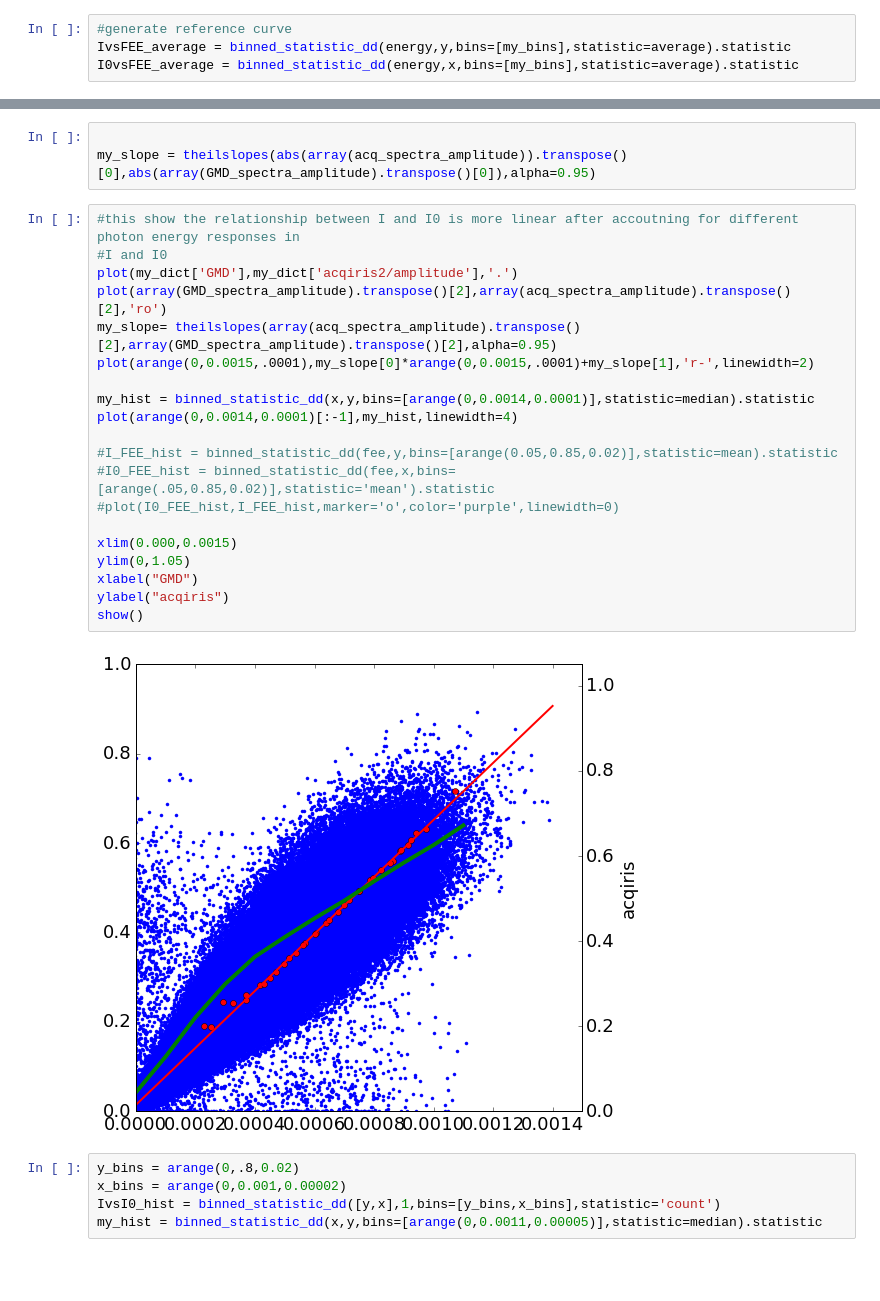
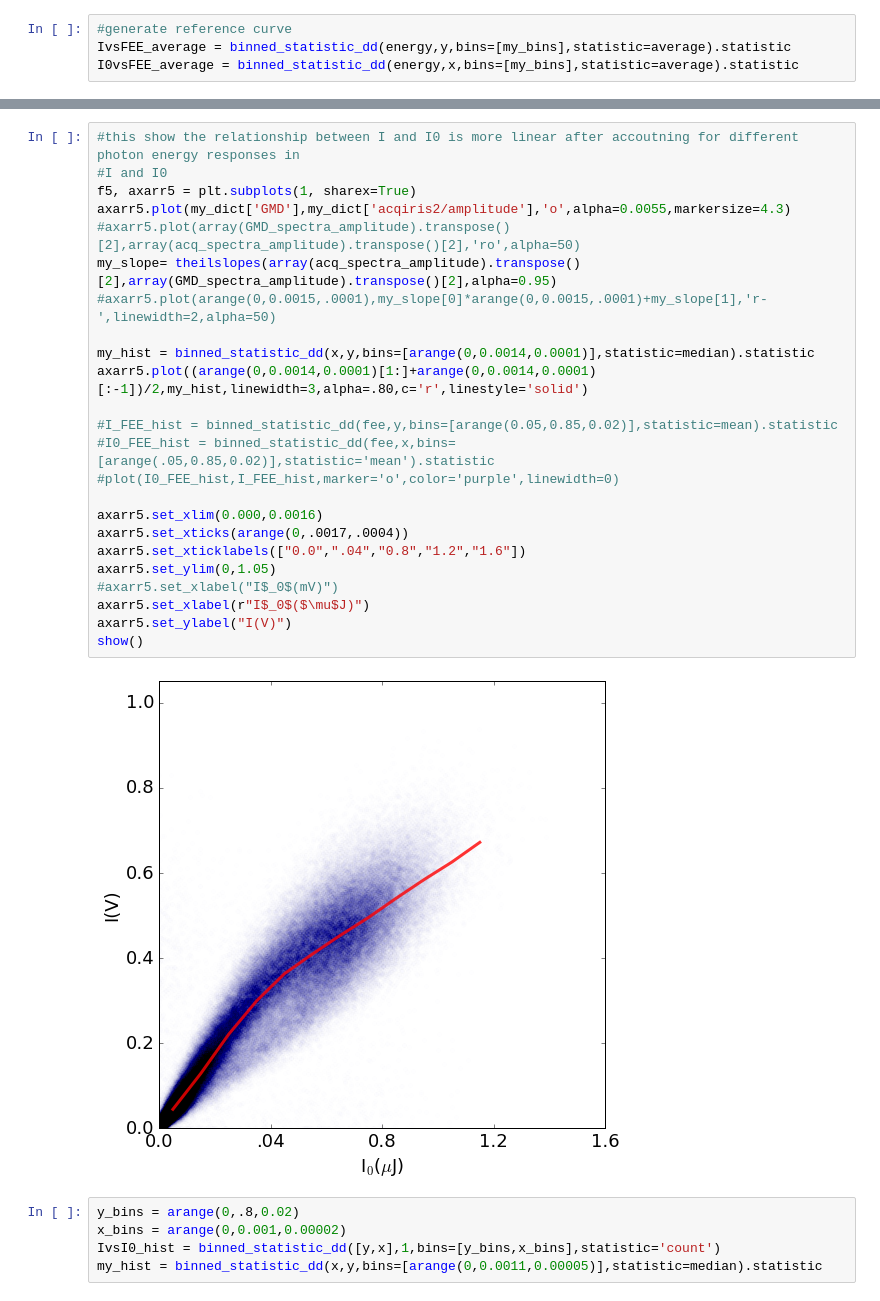
Before and after one commit to sioan/softXRayDataAndControls, a Jupyter notebook: experimentSpecificFiles/sxri0414/for_pub/regression_approach_run60.ipynb, the cells around one changed output, grey strips where cells are left out. Drawn from its saved outputs; the diff is of its cells as text; blank space fills up the shorter version.

```diff
--- a/experimentSpecificFiles/sxri0414/for_pub/regression_approach_run60.ipynb
+++ b/experimentSpecificFiles/sxri0414/for_pub/regression_approach_run60.ipynb
@@ -156,28 +158,29 @@ fee_bins = append(fee_bins,fee_bins2)
-# %%
-
-my_slope = theilslopes(abs(array(acq_spectra_amplitude)).transpose()[0],abs(array(GMD_spectra_amplitude).transpose()[0]),alpha=0.95)
 # %%
 #this show the relationship between I and I0 is more linear after accoutning for different photon energy responses in
 #I and I0
-plot(my_dict['GMD'],my_dict['acqiris2/amplitude'],'.')
-plot(array(GMD_spectra_amplitude).transpose()[2],array(acq_spectra_amplitude).transpose()[2],'ro')
+f5, axarr5 = plt.subplots(1, sharex=True)
+axarr5.plot(my_dict['GMD'],my_dict['acqiris2/amplitude'],'o',alpha=0.0055,markersize=4.3)
+#axarr5.plot(array(GMD_spectra_amplitude).transpose()[2],array(acq_spectra_amplitude).transpose()[2],'ro',alpha=50)
 my_slope= theilslopes(array(acq_spectra_amplitude).transpose()[2],array(GMD_spectra_amplitude).transpose()[2],alpha=0.95)
-plot(arange(0,0.0015,.0001),my_slope[0]*arange(0,0.0015,.0001)+my_slope[1],'r-',linewidth=2)
+#axarr5.plot(arange(0,0.0015,.0001),my_slope[0]*arange(0,0.0015,.0001)+my_slope[1],'r-',linewidth=2,alpha=50)
 
 my_hist = binned_statistic_dd(x,y,bins=[arange(0,0.0014,0.0001)],statistic=median).statistic
-plot(arange(0,0.0014,0.0001)[:-1],my_hist,linewidth=4)
+axarr5.plot((arange(0,0.0014,0.0001)[1:]+arange(0,0.0014,0.0001)[:-1])/2,my_hist,linewidth=3,alpha=.80,c='r',linestyle='solid')
 
 #I_FEE_hist = binned_statistic_dd(fee,y,bins=[arange(0.05,0.85,0.02)],statistic=mean).statistic
 #I0_FEE_hist = binned_statistic_dd(fee,x,bins=[arange(.05,0.85,0.02)],statistic='mean').statistic
 #plot(I0_FEE_hist,I_FEE_hist,marker='o',color='purple',linewidth=0)
 
-xlim(0.000,0.0015)
-ylim(0,1.05)
-xlabel("GMD")
-ylabel("acqiris")
+axarr5.set_xlim(0.000,0.0016)
+axarr5.set_xticks(arange(0,.0017,.0004))
+axarr5.set_xticklabels(["0.0",".04","0.8","1.2","1.6"])
+axarr5.set_ylim(0,1.05)
+#axarr5.set_xlabel("I$_0$(mV)")
+axarr5.set_xlabel(r"I$_0$($\mu$J)")
+axarr5.set_ylabel("I(V)")
 show()
 # %% [output]
-[figure, old version]
+[figure, new version]
 # %%
 y_bins = arange(0,.8,0.02)
 x_bins = arange(0,0.001,0.00002)
```
Also changed, not shown: parts of 12 cells of this notebook.
